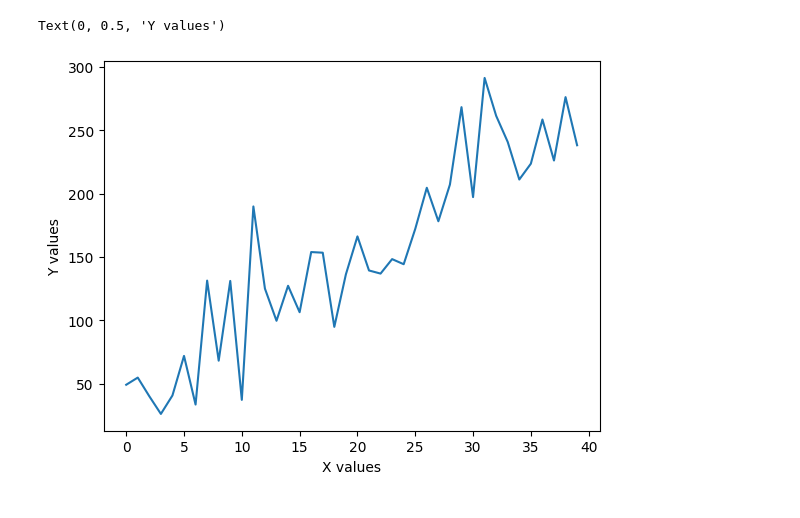
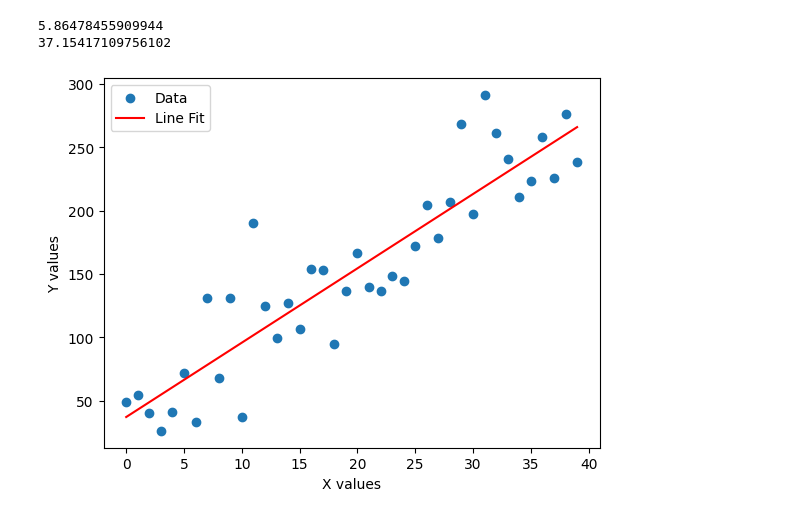
Before and after one commit to RyanNease/Intro-Python-Project, a Jupyter notebook: intro-python-tasks.ipynb, the cells around one changed output. Saved outputs shown, nothing was run; the diff lists cells and outputs as text; code cells hidden in the pictures.

```diff
--- a/intro-python-tasks.ipynb
+++ b/intro-python-tasks.ipynb
@@ -63,7 +36,31 @@ Array 3:
-# %%
-plt.plot(array1,array2, label='Plot')
-plt.xlabel("X values")
-plt.ylabel("Y values")
-# %% [output]
-Text(0, 0.5, 'Y values')
-[figure, removed]
+# %%
+file_path = 'data.v3.txt'
+data_array = np.loadtxt(file_path)
+array1 = data_array[:, 0]
+array2 = data_array[:, 1]
+
+# Fit a line to the data
+coefficients = np.polyfit(array1, array2, 1)
+slope, intercept = coefficients
+
+# Print the fit parameters
+print(slope)
+print(intercept)
+
+# Create a polynomial function using the coefficients
+line_fit = np.poly1d(coefficients)
+
+# Plot the original data
+plt.scatter(array1, array2, label='Data')
+
+# Plot the line fit
+plt.plot(array1, line_fit(array1), color='red', label='Line Fit')
+
+plt.xlabel("X values")
+plt.ylabel("Y values")
+plt.legend()
+plt.show()
+# %% [output]
+5.86478455909944
+37.15417109756102
+[figure, added]
```
Also changed, not shown: parts of 6 cells of this notebook.
